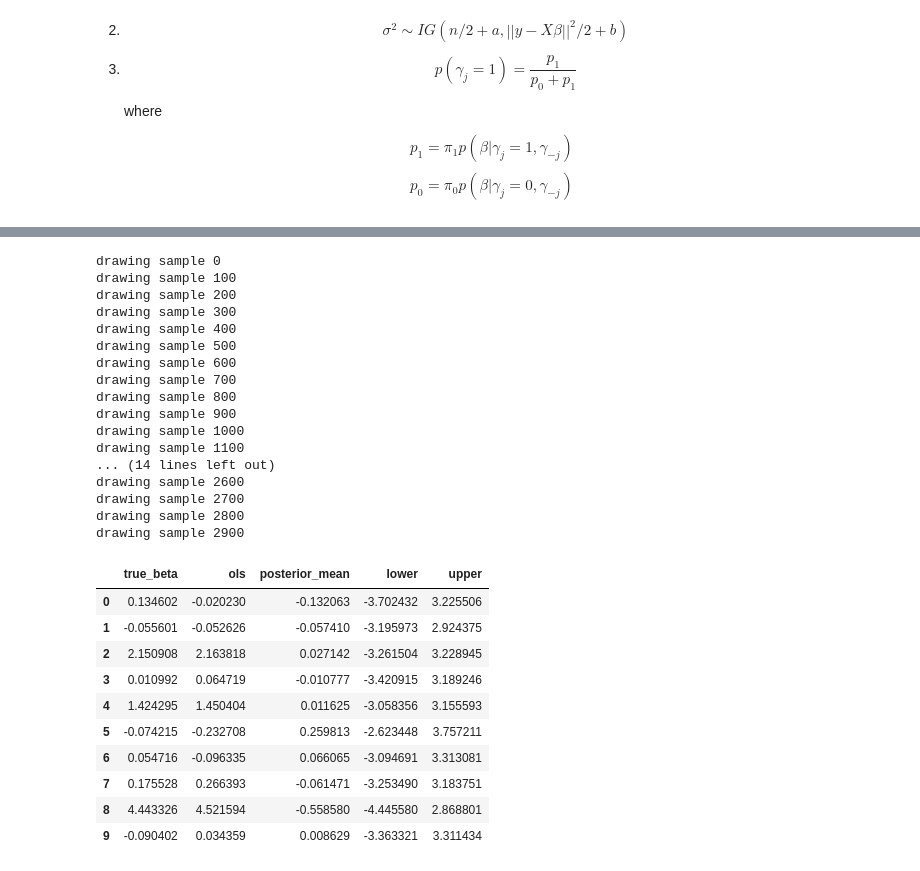
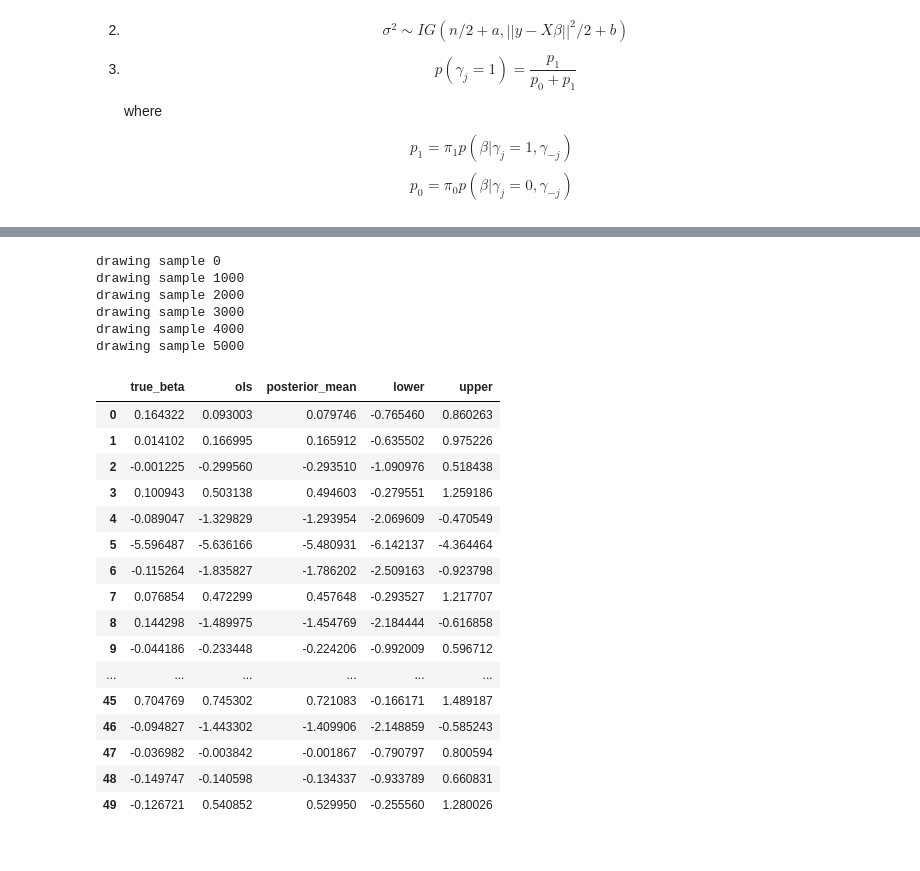
Before and after one commit to DongyueXie/misc, a Jupyter notebook: analysis/spike_slab_sampling.ipynb, the cells around one changed output, grey strips where cells are left out. Cells and saved outputs as stored; diff of their text form; code cells hidden in the pictures.

```diff
--- a/analysis/spike_slab_sampling.ipynb
+++ b/analysis/spike_slab_sampling.ipynb
@@ -70,4 +116,4 @@ def gen_data(n,p,pi0,var0,var1,sigma2,XI = True):
         X = np.random.normal(size=(n,p))
         beta = np.reshape(beta,(p,1))
         y = np.matmul(X,beta) + np.reshape(np.random.normal(0,np.sqrt(sigma2),n),(n,1))
-        return {'beta':beta,'y':y,'X':X,'gamma':gamma}
+        return {'beta':np.squeeze(beta),'y':np.squeeze(y),'X':X,'gamma':gamma}
@@ -78,0 +252,9 @@ array([-0.02022971, -0.05262649,  2.16381827,  0.06471874,  1.45040414,
+# %%
+n = 50
+p = n
+pi0 = 0.95
+var0 = 0.01
+var1 = 5
+sigma2 = 1
+datax = gen_data(n,p,pi0,var0,var1,sigma2,XI=True)
+plt.plot(datax['beta'])
@@ -79,45 +264,40 @@ array([-0.02022971, -0.05262649,  2.16381827,  0.06471874,  1.45040414,
 # %%
-fit = ssvs(datax['X'],datax['y'],0.5,0.01,5,
+fit = ssvs_I_fast(datax['y'],pi0,var1,var1,
 ig_a=0.01,ig_b=0.01,n_burnin=1000,
-n_post=2000,
-printevery = 100)
+n_post=5000,
+printevery = 1000)
 # %% [output]
 drawing sample 0
-drawing sample 100
-drawing sample 200
-drawing sample 300
-drawing sample 400
-drawing sample 500
-drawing sample 600
-drawing sample 700
-drawing sample 800
-drawing sample 900
 drawing sample 1000
-drawing sample 1100
-... (14 lines left out)
-drawing sample 2600
-drawing sample 2700
-drawing sample 2800
-drawing sample 2900
+drawing sample 2000
+drawing sample 3000
+drawing sample 4000
+drawing sample 5000
 # %%
-upper_ci = np.apply_along_axis(np.quantile,0,fit,q=0.975)
-lower_ci = np.apply_along_axis(np.quantile,0,fit,q=0.025)
-pm = np.apply_along_axis(np.mean,0,fit)
+upper_ci = np.apply_along_axis(np.quantile,0,fit['beta'],q=0.975)
+lower_ci = np.apply_along_axis(np.quantile,0,fit['beta'],q=0.025)
+pm = np.apply_along_axis(np.mean,0,fit['beta'])
 res = pd.DataFrame({'true_beta':np.squeeze(datax['beta']),
 'ols': np.squeeze(np.matmul(np.linalg.inv(np.matmul(datax['X'].T,datax['X'])),np.matmul(datax['X'].T,datax['y']))),
 'posterior_mean':pm,
 'lower':lower_ci,
 'upper':upper_ci})
 res
 # %% [output]
 |  | true_beta | ols | posterior_mean | lower | upper |
-| 0 | 0.134602 | -0.020230 | -0.132063 | -3.702432 | 3.225506 |
-| 1 | -0.055601 | -0.052626 | -0.057410 | -3.195973 | 2.924375 |
-| 2 | 2.150908 | 2.163818 | 0.027142 | -3.261504 | 3.228945 |
-| 3 | 0.010992 | 0.064719 | -0.010777 | -3.420915 | 3.189246 |
-| 4 | 1.424295 | 1.450404 | 0.011625 | -3.058356 | 3.155593 |
-| 5 | -0.074215 | -0.232708 | 0.259813 | -2.623448 | 3.757211 |
-| 6 | 0.054716 | -0.096335 | 0.066065 | -3.094691 | 3.313081 |
-| 7 | 0.175528 | 0.266393 | -0.061471 | -3.253490 | 3.183751 |
-| 8 | 4.443326 | 4.521594 | -0.558580 | -4.445580 | 2.868801 |
-| 9 | -0.090402 | 0.034359 | 0.008629 | -3.363321 | 3.311434 |
+| 0 | 0.164322 | 0.093003 | 0.079746 | -0.765460 | 0.860263 |
+| 1 | 0.014102 | 0.166995 | 0.165912 | -0.635502 | 0.975226 |
+| 2 | -0.001225 | -0.299560 | -0.293510 | -1.090976 | 0.518438 |
+| 3 | 0.100943 | 0.503138 | 0.494603 | -0.279551 | 1.259186 |
+| 4 | -0.089047 | -1.329829 | -1.293954 | -2.069609 | -0.470549 |
+| 5 | -5.596487 | -5.636166 | -5.480931 | -6.142137 | -4.364464 |
+| 6 | -0.115264 | -1.835827 | -1.786202 | -2.509163 | -0.923798 |
+| 7 | 0.076854 | 0.472299 | 0.457648 | -0.293527 | 1.217707 |
+| 8 | 0.144298 | -1.489975 | -1.454769 | -2.184444 | -0.616858 |
+| 9 | -0.044186 | -0.233448 | -0.224206 | -0.992009 | 0.596712 |
+| ... | ... | ... | ... | ... | ... |
+| 45 | 0.704769 | 0.745302 | 0.721083 | -0.166171 | 1.489187 |
+| 46 | -0.094827 | -1.443302 | -1.409906 | -2.148859 | -0.585243 |
+| 47 | -0.036982 | -0.003842 | -0.001867 | -0.790797 | 0.800594 |
+| 48 | -0.149747 | -0.140598 | -0.134337 | -0.933789 | 0.660831 |
+| 49 | -0.126721 | 0.540852 | 0.529950 | -0.255560 | 1.280026 |
```
Also changed, not shown: parts of 20 cells of this notebook.
